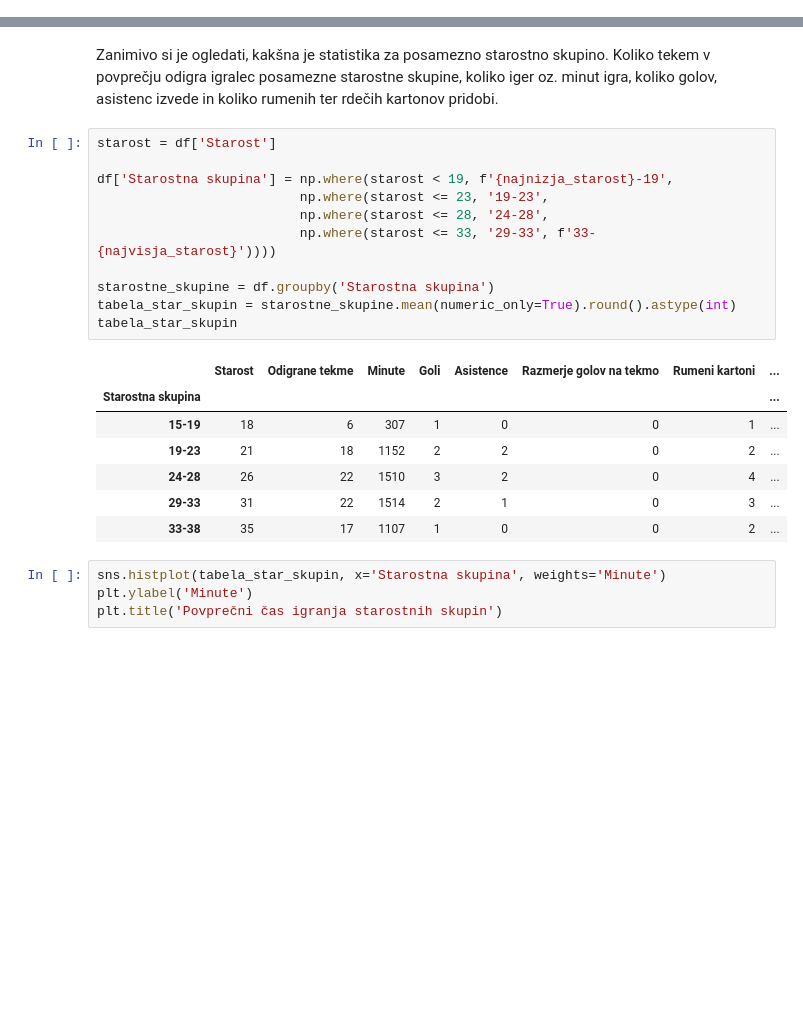
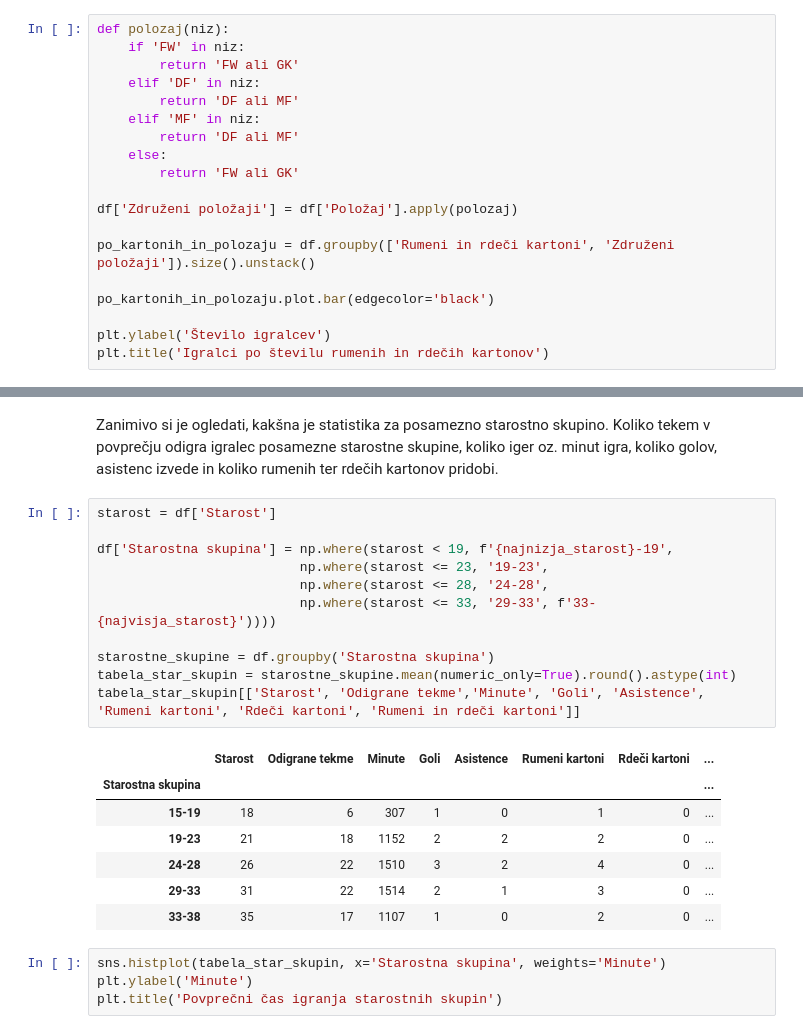
Before and after one commit to AjdaKmetic/Projektna_naloga_UVP, a Jupyter notebook: analiza.ipynb, the cells around one changed output, grey strips where cells are left out. Saved outputs shown, nothing was run; the diff lists cells and outputs as text; blank space fills up the shorter version.

```diff
--- a/analiza.ipynb
+++ b/analiza.ipynb
@@ -162,0 +168,19 @@ urejeno_rdeci_rumeni.head(20)
+# %%
+def polozaj(niz):
+    if 'FW' in niz:
+        return 'FW ali GK'
+    elif 'DF' in niz:
+        return 'DF ali MF'
+    elif 'MF' in niz:
+        return 'DF ali MF'
+    else:
+        return 'FW ali GK'
+
+df['Združeni položaji'] = df['Položaj'].apply(polozaj)
+
+po_kartonih_in_polozaju = df.groupby(['Rumeni in rdeči kartoni', 'Združeni položaji']).size().unstack()
+
+po_kartonih_in_polozaju.plot.bar(edgecolor='black')
+
+plt.ylabel('Število igralcev')
+plt.title('Igralci po številu rumenih in rdečih kartonov')
@@ -206,22 +235,22 @@ Zanimivo si je ogledati, kakšna je statistika za posamezno starostno skupino. K
 # %%
 starost = df['Starost']
 
 df['Starostna skupina'] = np.where(starost < 19, f'{najnizja_starost}-19',
                           np.where(starost <= 23, '19-23',
                           np.where(starost <= 28, '24-28',
                           np.where(starost <= 33, '29-33', f'33-{najvisja_starost}'))))
 
 starostne_skupine = df.groupby('Starostna skupina')
 tabela_star_skupin = starostne_skupine.mean(numeric_only=True).round().astype(int)
-tabela_star_skupin
+tabela_star_skupin[['Starost', 'Odigrane tekme','Minute', 'Goli', 'Asistence', 'Rumeni kartoni', 'Rdeči kartoni', 'Rumeni in rdeči kartoni']]
 # %% [output]
-|  | Starost | Odigrane tekme | Minute | Goli | Asistence | Razmerje golov na tekmo | Rumeni kartoni | ... |
+|  | Starost | Odigrane tekme | Minute | Goli | Asistence | Rumeni kartoni | Rdeči kartoni | ... |
 | Starostna skupina |  |  |  |  |  |  |  | ... |
-| 15-19 | 18 | 6 | 307 | 1 | 0 | 0 | 1 | ... |
-| 19-23 | 21 | 18 | 1152 | 2 | 2 | 0 | 2 | ... |
-| 24-28 | 26 | 22 | 1510 | 3 | 2 | 0 | 4 | ... |
-| 29-33 | 31 | 22 | 1514 | 2 | 1 | 0 | 3 | ... |
-| 33-38 | 35 | 17 | 1107 | 1 | 0 | 0 | 2 | ... |
+| 15-19 | 18 | 6 | 307 | 1 | 0 | 1 | 0 | ... |
+| 19-23 | 21 | 18 | 1152 | 2 | 2 | 2 | 0 | ... |
+| 24-28 | 26 | 22 | 1510 | 3 | 2 | 4 | 0 | ... |
+| 29-33 | 31 | 22 | 1514 | 2 | 1 | 3 | 0 | ... |
+| 33-38 | 35 | 17 | 1107 | 1 | 0 | 2 | 0 | ... |
 # %%
 sns.histplot(tabela_star_skupin, x='Starostna skupina', weights='Minute')
 plt.ylabel('Minute')
```
Also changed, not shown: parts of 9 cells of this notebook.
